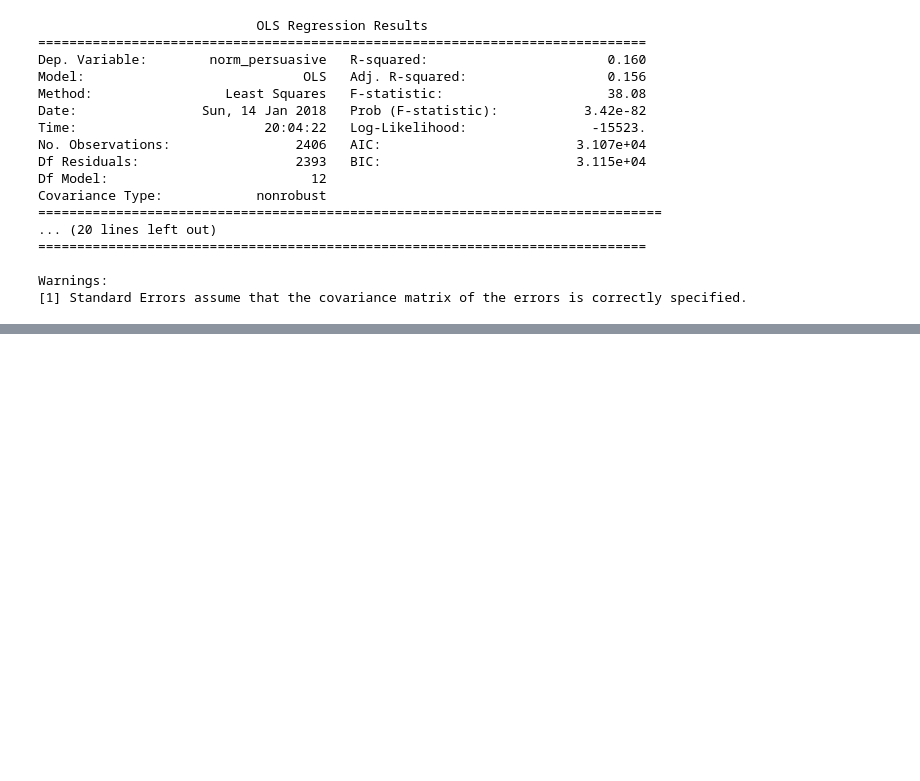
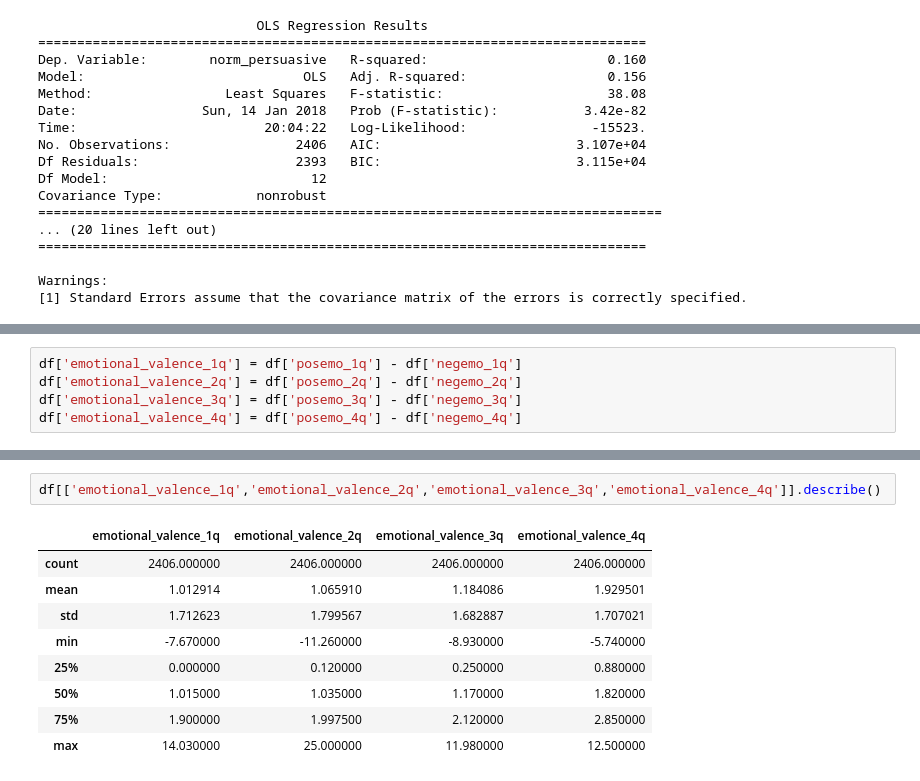
Before and after one commit to owentemple/TED-talks, a Jupyter notebook: find-important-features-in-persuasion.ipynb, the cells around one changed output, grey strips where cells are left out. Drawn from its saved outputs; the diff is of its cells as text; blank space fills up the shorter version.

```diff
--- a/find-important-features-in-persuasion.ipynb
+++ b/find-important-features-in-persuasion.ipynb
@@ -166,0 +169,5 @@ Warnings:
+# %%
+df['emotional_valence_1q'] = df['posemo_1q'] - df['negemo_1q']
+df['emotional_valence_2q'] = df['posemo_2q'] - df['negemo_2q']
+df['emotional_valence_3q'] = df['posemo_3q'] - df['negemo_3q']
+df['emotional_valence_4q'] = df['posemo_4q'] - df['negemo_4q']
@@ -166,0 +192,12 @@ Warnings:
+# %%
+df[['emotional_valence_1q','emotional_valence_2q','emotional_valence_3q','emotional_valence_4q']].describe()
+# %% [output]
+|  | emotional_valence_1q | emotional_valence_2q | emotional_valence_3q | emotional_valence_4q |
+| count | 2406.000000 | 2406.000000 | 2406.000000 | 2406.000000 |
+| mean | 1.012914 | 1.065910 | 1.184086 | 1.929501 |
+| std | 1.712623 | 1.799567 | 1.682887 | 1.707021 |
+| min | -7.670000 | -11.260000 | -8.930000 | -5.740000 |
+| 25% | 0.000000 | 0.120000 | 0.250000 | 0.880000 |
+| 50% | 1.015000 | 1.035000 | 1.170000 | 1.820000 |
+| 75% | 1.900000 | 1.997500 | 2.120000 | 2.850000 |
+| max | 14.030000 | 25.000000 | 11.980000 | 12.500000 |
```
Also changed, not shown: parts of 5 cells of this notebook, 13 other files.
